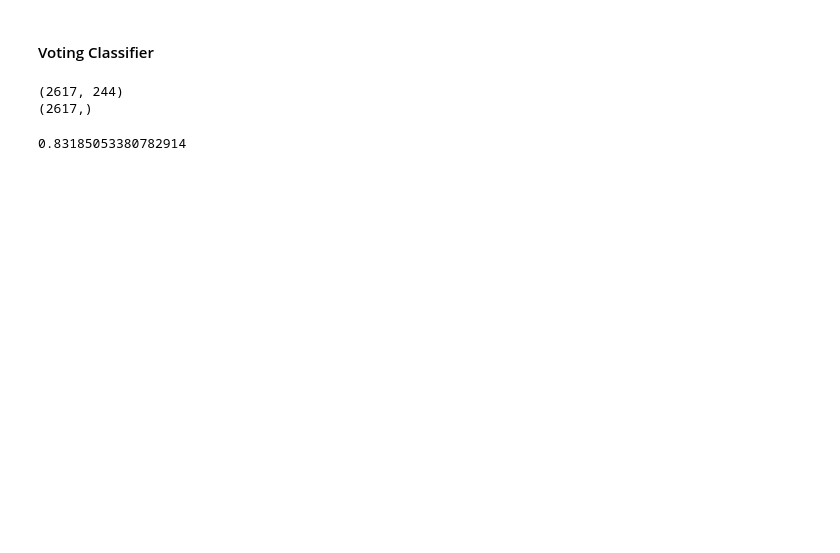
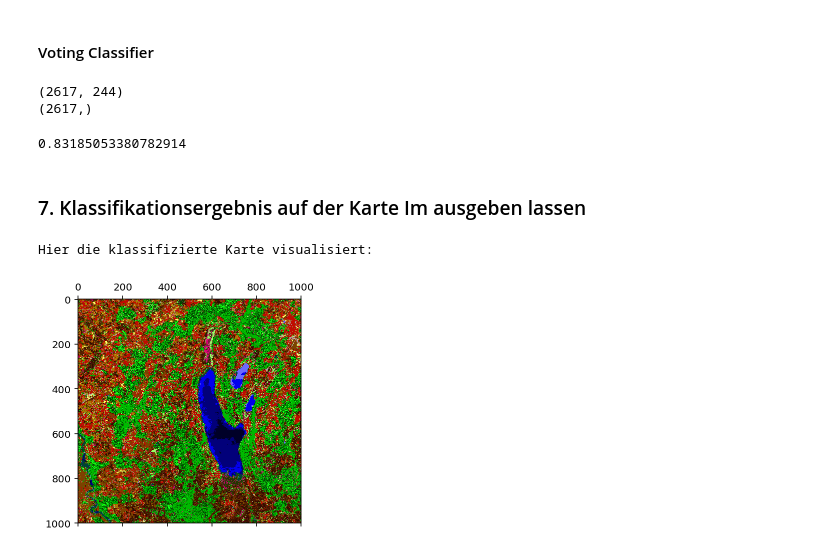
Before and after one commit to thedomdom/wbs, a Jupyter notebook: WBS_P-Übung1.ipynb, the cells around one changed output. Cells and saved outputs as stored; diff of their text form; code cells hidden in the pictures; blank space fills up the shorter version.

Commit message:
Added visualized classification result

```diff
--- a/WBS_P-Übung1.ipynb
+++ b/WBS_P-Übung1.ipynb
@@ -253,3 +253,18 @@ mlp.score(datadict["yi"].T, datadict["ly"].T.ravel())
 (2617, 244)
 (2617,)
 0.83185053380782914
+# %% [markdown]
+### 7. Klassifikationsergebnis auf der Karte Im ausgeben lassen
+# %%
+from matplotlib.colors import ListedColormap
+cmap = ListedColormap(datadict["cm"].T)
+
+image = forest.predict(datadict["Im"].T)
+
+image = image.reshape((1000, 1000))
+
+plt.matshow(image.T, cmap=cmap)
+print("Hier die klassifizierte Karte visualisiert:")
+# %% [output]
+Hier die klassifizierte Karte visualisiert:
+[figure, added]
```
Also changed, not shown: parts of 3 cells of this notebook.
